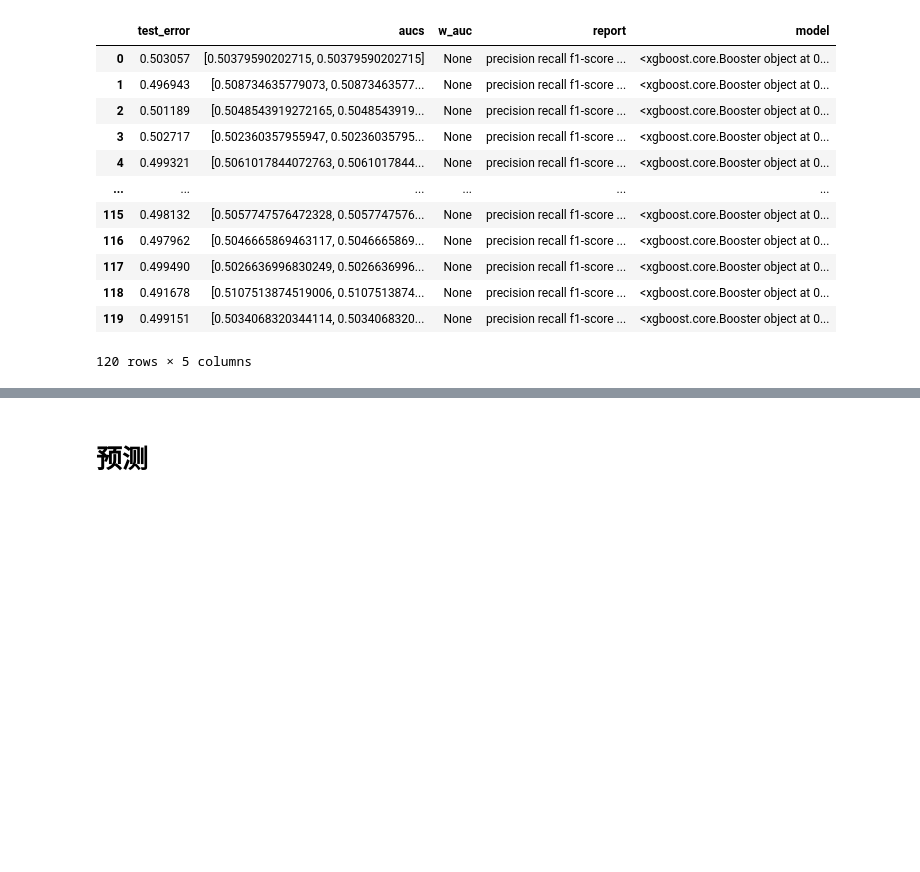
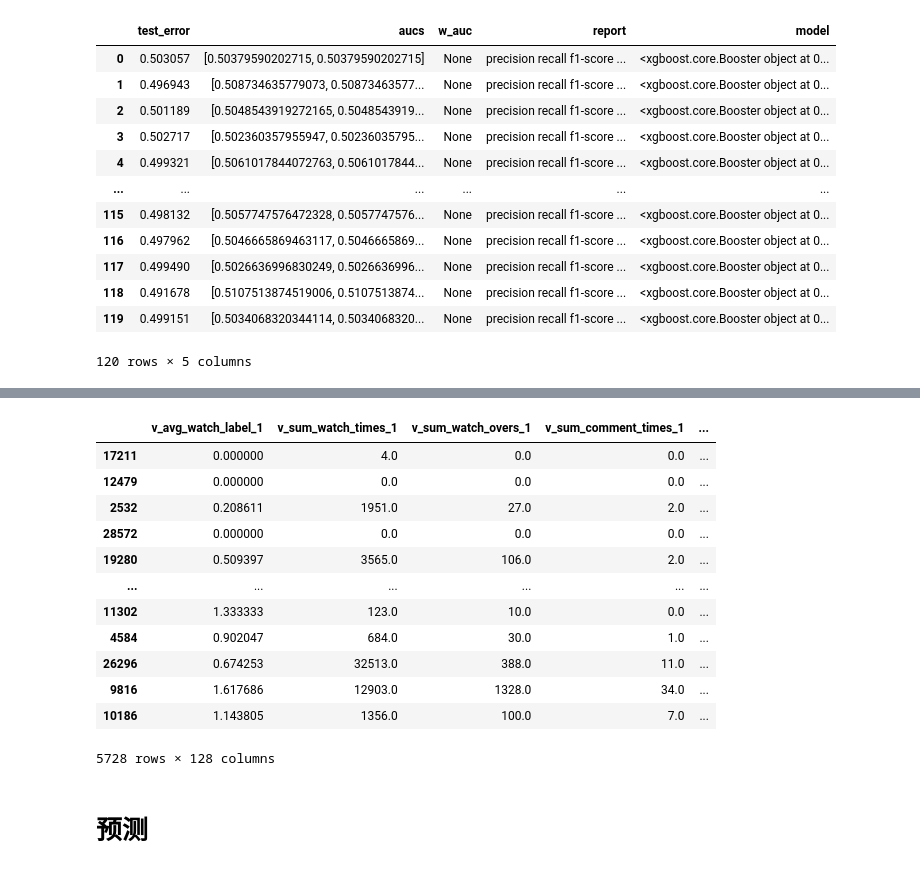
Before and after one commit to GZYZG/2021-digix-recommendation, a Jupyter notebook: Models/models.ipynb, the cells around one changed output, grey strips where cells are left out. Saved outputs shown, nothing was run; the diff lists cells and outputs as text; code cells hidden in the pictures; blank space fills up the shorter version.

```diff
--- a/Models/models.ipynb
+++ b/Models/models.ipynb
@@ -994,6 +991,7 @@ del_idxs.shape, left_idxs.shape
 # %% [output]
 ((7324386,), (14319,))
 # %%
+dataset['watch_label'] = watch_label
 resampled_data = np.delete(dataset.values, del_idxs, axis=0)
 resampled_sh = np.delete(is_share.values, del_idxs, axis=0)
 resampled_data.shape, resampled_sh.shape
@@ -1305,3 +1415,19 @@ Please also refer to the documentation for alternative solver options:
+# %%
+X_test_sh
+# %% [output]
+|  | v_avg_watch_label_1 | v_sum_watch_times_1 | v_sum_watch_overs_1 | v_sum_comment_times_1 | ... |
+| 17211 | 0.000000 | 4.0 | 0.0 | 0.0 | ... |
+| 12479 | 0.000000 | 0.0 | 0.0 | 0.0 | ... |
+| 2532 | 0.208611 | 1951.0 | 27.0 | 2.0 | ... |
+| 28572 | 0.000000 | 0.0 | 0.0 | 0.0 | ... |
+| 19280 | 0.509397 | 3565.0 | 106.0 | 2.0 | ... |
+| ... | ... | ... | ... | ... | ... |
+| 11302 | 1.333333 | 123.0 | 10.0 | 0.0 | ... |
+| 4584 | 0.902047 | 684.0 | 30.0 | 1.0 | ... |
+| 26296 | 0.674253 | 32513.0 | 388.0 | 11.0 | ... |
+| 9816 | 1.617686 | 12903.0 | 1328.0 | 34.0 | ... |
+| 10186 | 1.143805 | 1356.0 | 100.0 | 7.0 | ... |
+5728 rows × 128 columns
 # %% [markdown]
 # 预测
 # %%
```
Also changed, not shown: parts of 46 cells of this notebook, 3 other files.
